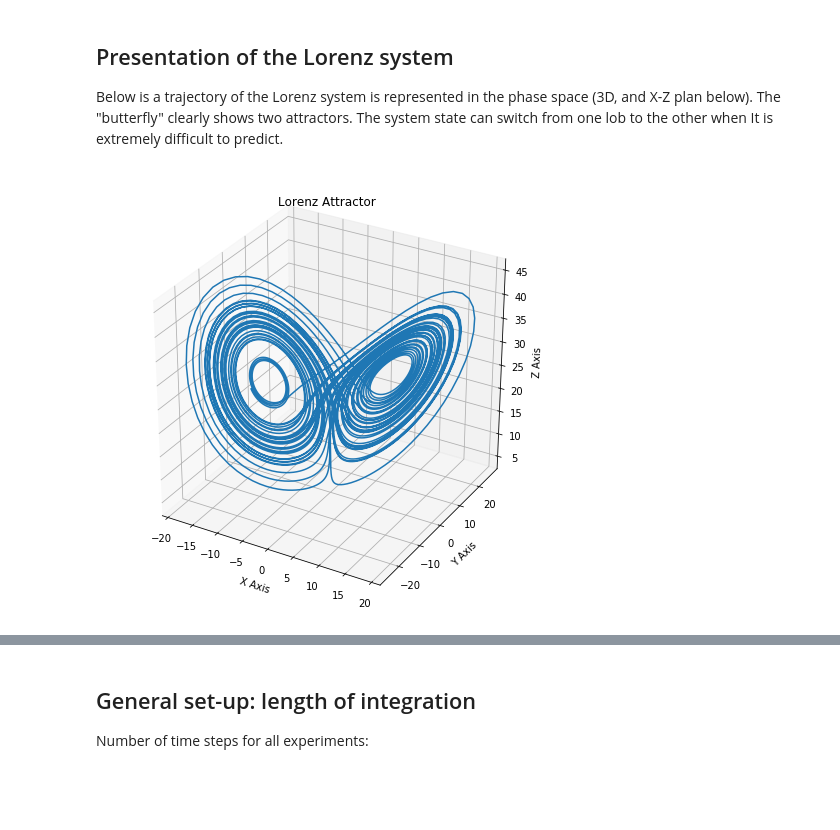
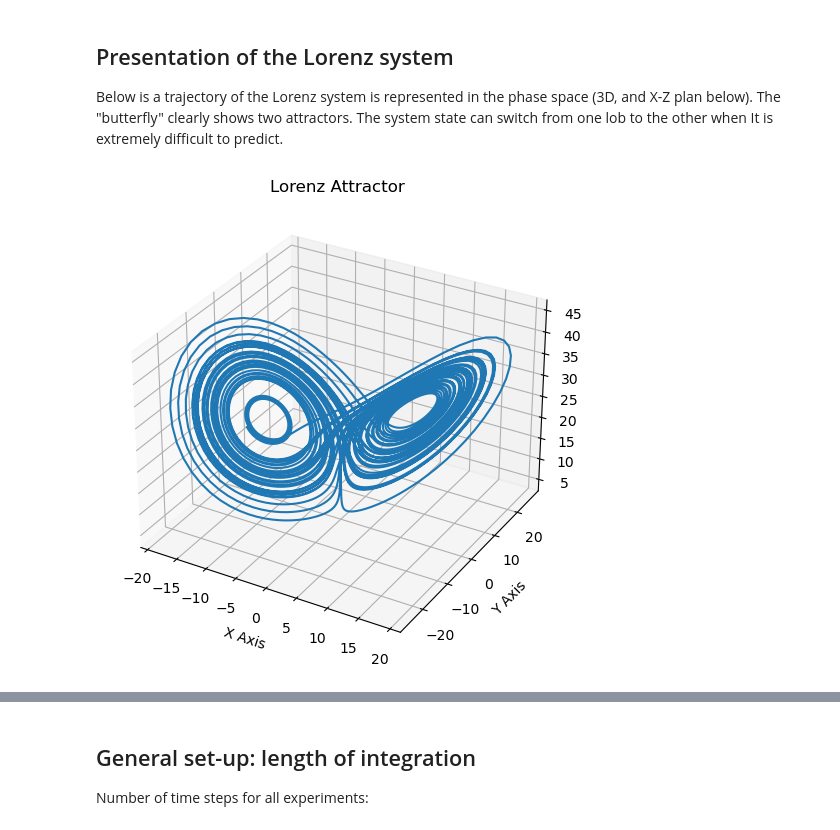
Before and after one commit to ecosme38/Data-Assimilation-Notebooks, a Jupyter notebook: Illustrate-EnKF-with-Lorenz63.ipynb, the cells around one changed output, grey strips where cells are left out. Saved outputs shown, nothing was run; the diff lists cells and outputs as text; code cells hidden in the pictures; blank space fills up the shorter version.

```diff
--- a/Illustrate-EnKF-with-Lorenz63.ipynb
+++ b/Illustrate-EnKF-with-Lorenz63.ipynb
@@ -81,12 +81,13 @@ class Model:
             self.time += self.dt
 
     def plot(self):
-        plt.figure(figsize=(12,8))
-        for ix in range(self.nx):
-            pnum = str(311+ix)
-            plt.subplot(pnum)
+        fig, axs = plt.subplots(self.nx, 1)
+        # One ax per coordinate of the system.
+        for ix, ax in enumerate(axs):
+            # Plot each coordinate through time
             for ie in range(self.nmembers):
-                plt.plot(self.time_series[:],self.xvar_series[ix,:,ie],'black',linewidth=1.)
+                # If multiple trajectories are computed, plot them all (with the same color, black).
+                ax.plot(self.time_series[:],self.xvar_series[ix,:,ie],'black',linewidth=1.)
         plt.show()
 # %% [markdown]
 ## Presentation of the Lorenz system
@@ -94,17 +95,15 @@ Below is a trajectory of the Lorenz system is represented in the phase space (3D
 # %%
 lorenz_test = Model()
 lorenz_test.forward(5000)
-from mpl_toolkits.mplot3d import Axes3D
-fig = plt.figure(figsize=(8,8))
-ax = fig.gca(projection='3d')
+ax = plt.figure(figsize=(8,6)).add_subplot(projection='3d')
 ax.plot(lorenz_test.xvar_series[0,:,0], lorenz_test.xvar_series[1,:,0], lorenz_test.xvar_series[2,:,0])
 ax.set_xlabel("X Axis")
 ax.set_ylabel("Y Axis")
 ax.set_zlabel("Z Axis")
 ax.set_title("Lorenz Attractor")
 plt.show()
 # %% [output]
-[figure, old version]
+[figure, new version]
 # %%
 plt.figure()
 plt.plot(lorenz_test.xvar_series[0,:,0], lorenz_test.xvar_series[2,:,0], '-')
```
Also changed, not shown: parts of 11 cells of this notebook, 1 other file.
